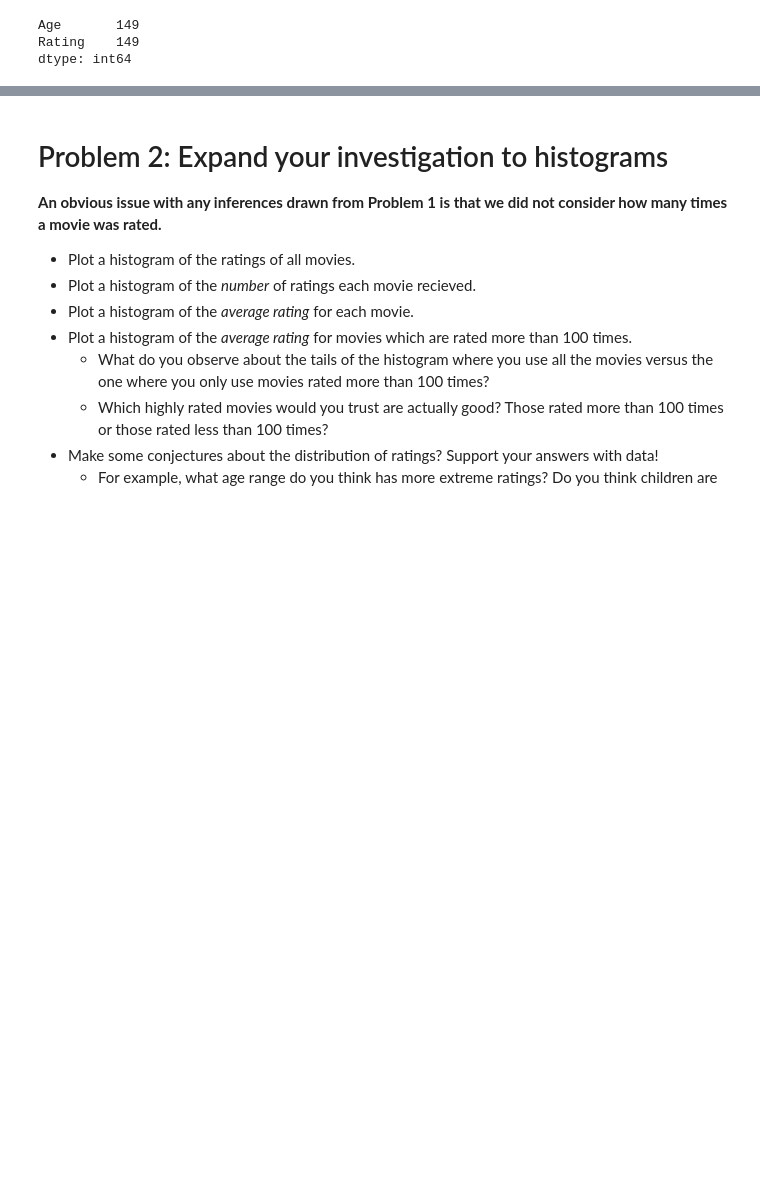
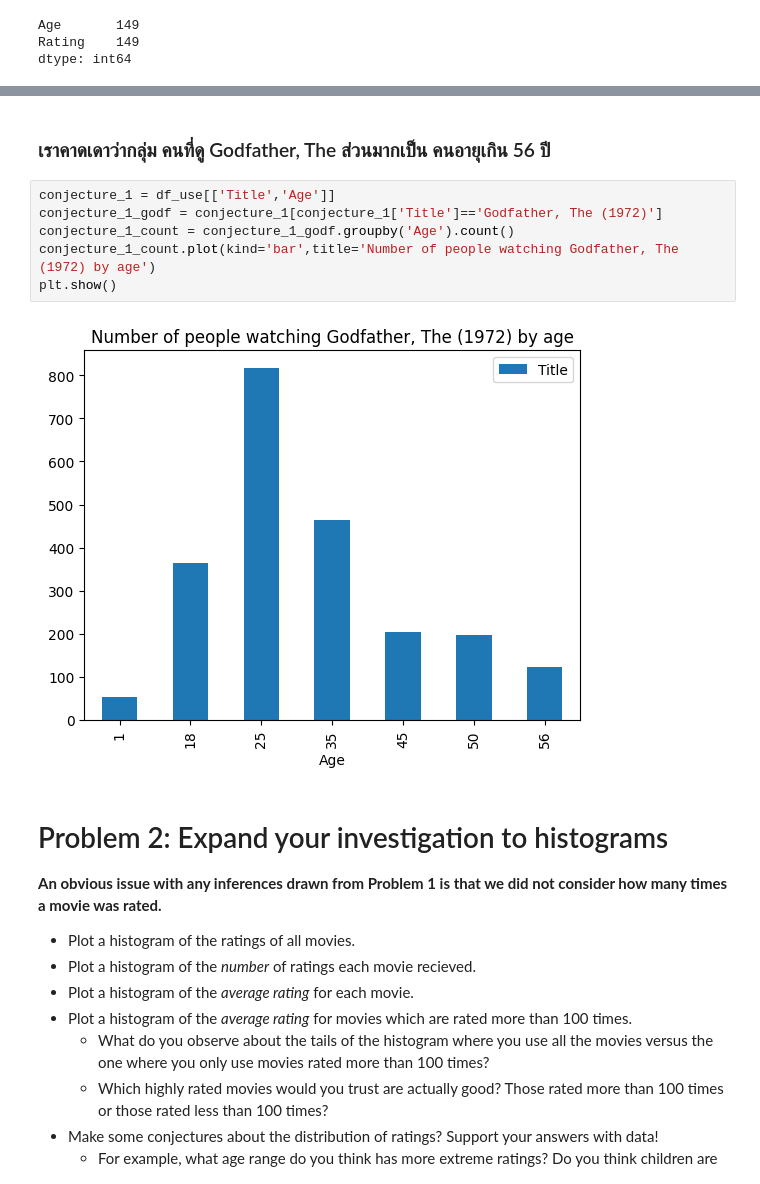
Before and after one commit to MOOwuttichai/project_dataWDkku, a Jupyter notebook: Project2_66.ipynb, the cells around one changed output, grey strips where cells are left out. Cells and saved outputs as stored; diff of their text form; blank space fills up the shorter version.

```diff
--- a/Project2_66.ipynb
+++ b/Project2_66.ipynb
@@ -144,3 +163,13 @@ dtype: int64
+# %% [markdown]
+### เราคาดเดาว่ากลุ่ม คนที่ดู Godfather, The ส่วนมากเป็น คนอายุเกิน 56 ปี
+# %%
+conjecture_1 = df_use[['Title','Age']]
+conjecture_1_godf = conjecture_1[conjecture_1['Title']=='Godfather, The (1972)']
+conjecture_1_count = conjecture_1_godf.groupby('Age').count()
+conjecture_1_count.plot(kind='bar',title='Number of people watching Godfather, The (1972) by age')
+plt.show()
+# %% [output]
+[figure, added]
 # %% [markdown]
 # Problem 2: Expand your investigation to histograms
 
```
Also changed, not shown: parts of 10 cells of this notebook.
